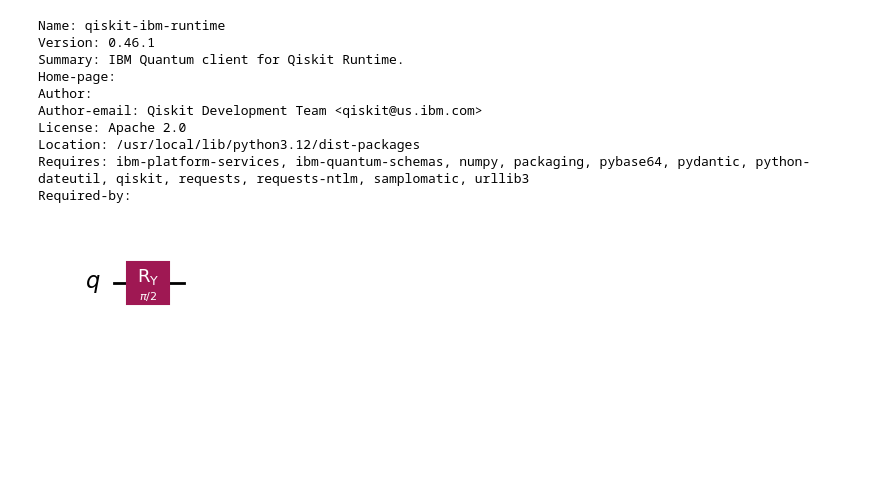
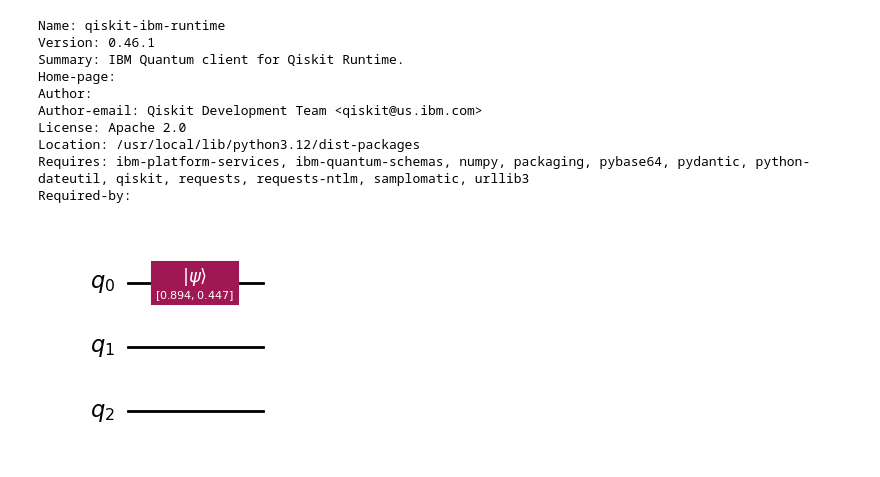
Before and after one commit to ManishSahani24/Quantum-Error-Correction, a Jupyter notebook: Quantum_Error_Correction.ipynb, the cells around one changed output. Cells and saved outputs as stored; diff of their text form; code cells hidden in the pictures; blank space fills up the shorter version.

```diff
--- a/Quantum_Error_Correction.ipynb
+++ b/Quantum_Error_Correction.ipynb
@@ -57,10 +106,20 @@ License: Apache 2.0
 Location: /usr/local/lib/python3.12/dist-packages
 Requires: ibm-platform-services, ibm-quantum-schemas, numpy, packaging, pybase64, pydantic, python-dateutil, qiskit, requests, requests-ntlm, samplomatic, urllib3
 Required-by:
-# %%
-qc = QuantumCircuit(1)
-theta = np.pi / 4
-qc.ry(2 * theta, 0)
-qc.draw('mpl')
-# %% [output]
-[figure, removed]
+# %%
+#Initialization of three quantum states
+
+qc = QuantumCircuit(3)
+
+# 2. Define arbitrary probabilities for our initial state
+# Let's say alpha gives an 80% chance of 0, and beta gives a 20% chance of 1
+
+alpha = np.sqrt(0.8)
+beta = np.sqrt(0.2)
+
+qc.initialize([alpha, beta], 0)
+#qc.barrier()
+
+qc.draw('mpl')
+# %% [output]
+[figure, added]
```
Also changed, not shown: parts of 16 cells of this notebook.
